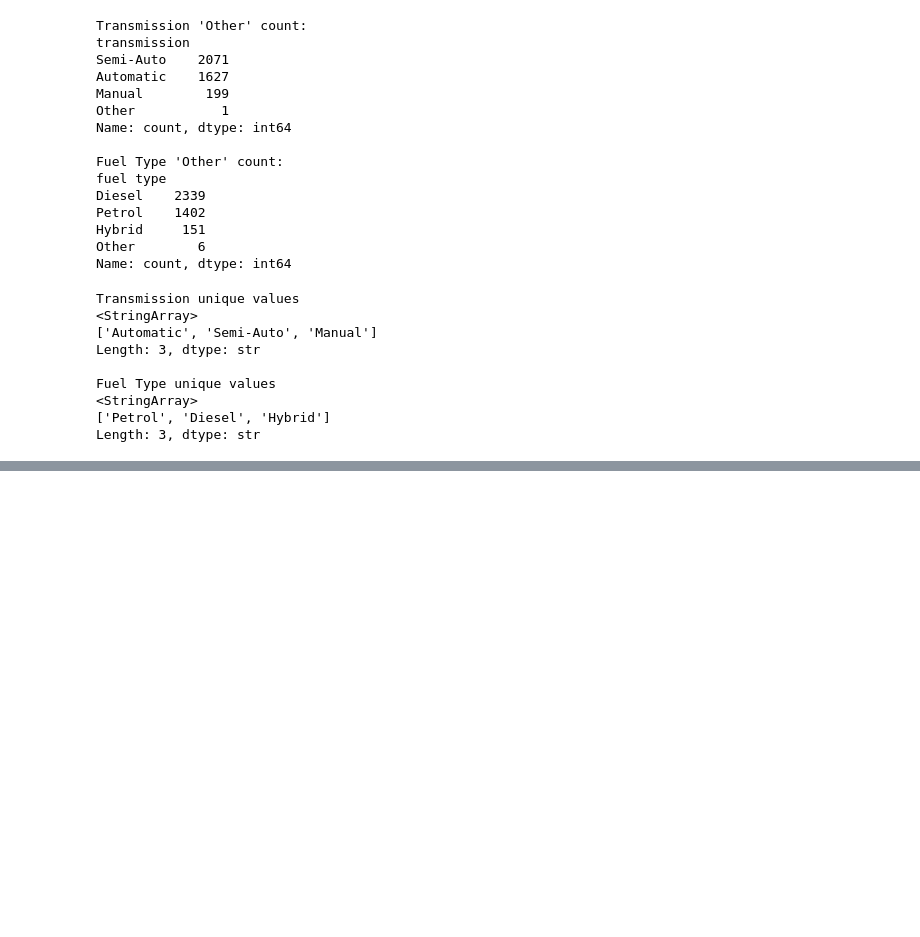
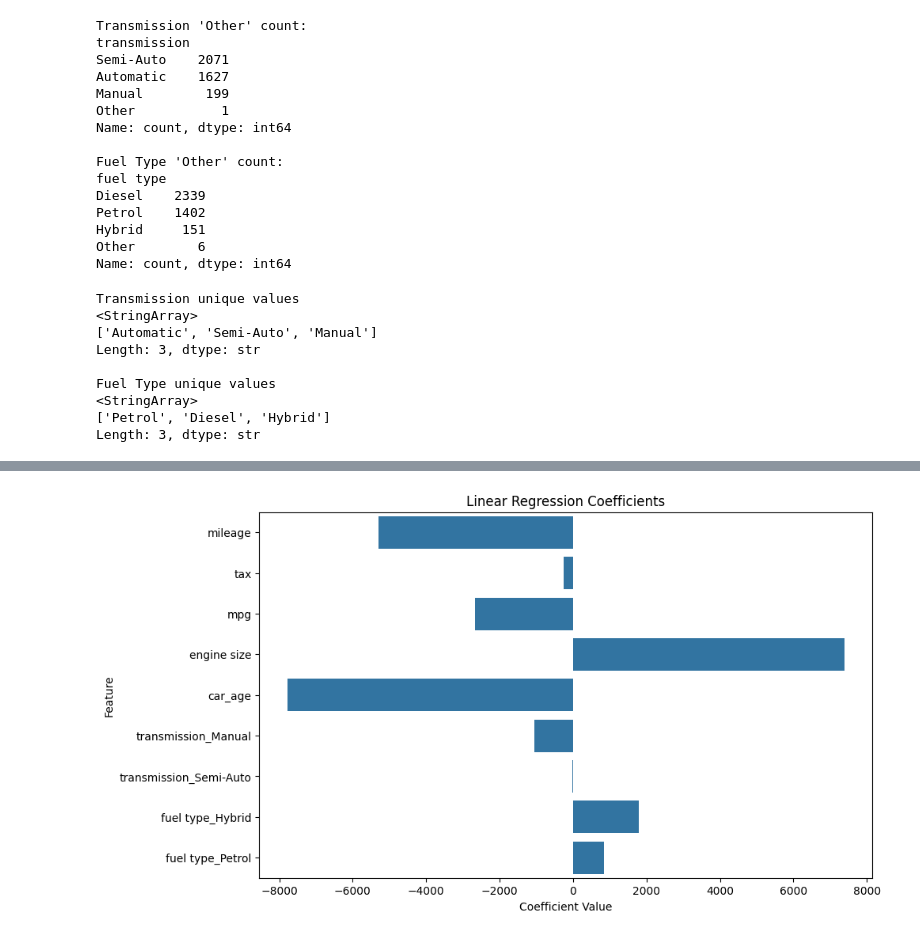
Before and after one commit to matthew-hre/comp-3523-assignment, a Jupyter notebook: CClass_modeling.ipynb, the cells around one changed output, grey strips where cells are left out. Cells and saved outputs as stored; diff of their text form; code cells hidden in the pictures; blank space fills up the shorter version.

```diff
--- a/CClass_modeling.ipynb
+++ b/CClass_modeling.ipynb
@@ -99,0 +158,16 @@ Length: 3, dtype: str
+# %%
+import seaborn as sns
+
+coeff_df = pd.DataFrame({
+    'Feature': X.columns,
+    'Coefficient': carPredict.coef_
+})
+
+plt.figure(figsize=(10,6))
+sns.barplot(x='Coefficient', y='Feature', data=coeff_df)
+plt.title('Linear Regression Coefficients')
+plt.xlabel('Coefficient Value')
+plt.ylabel('Feature')
+plt.show()
+# %% [output]
+[figure, added]
```
Also changed, not shown: parts of 3 cells of this notebook.
